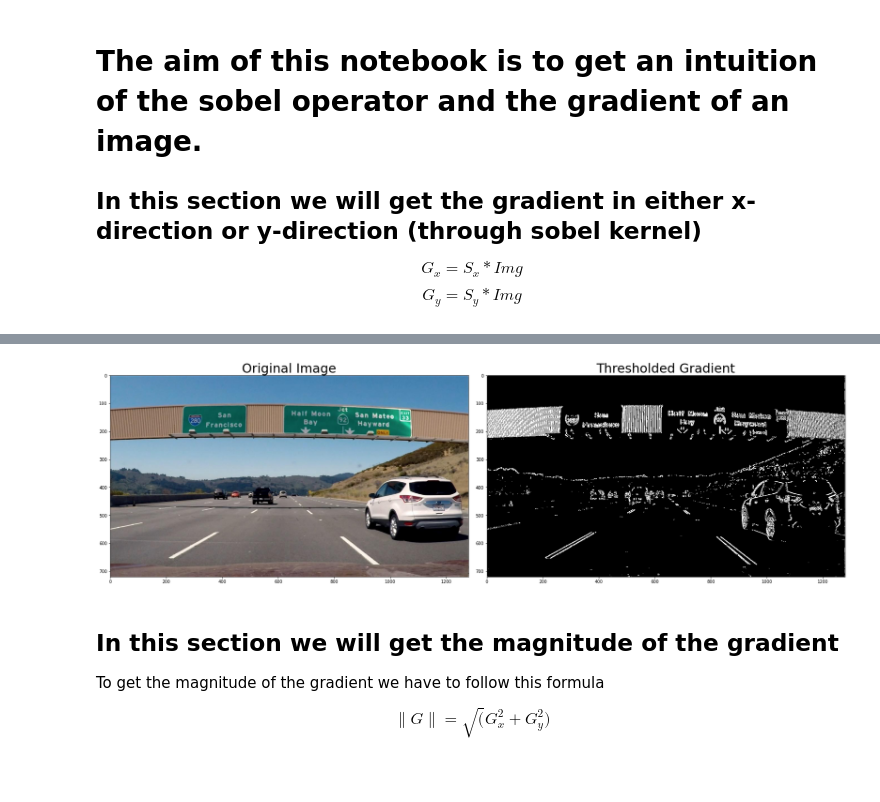
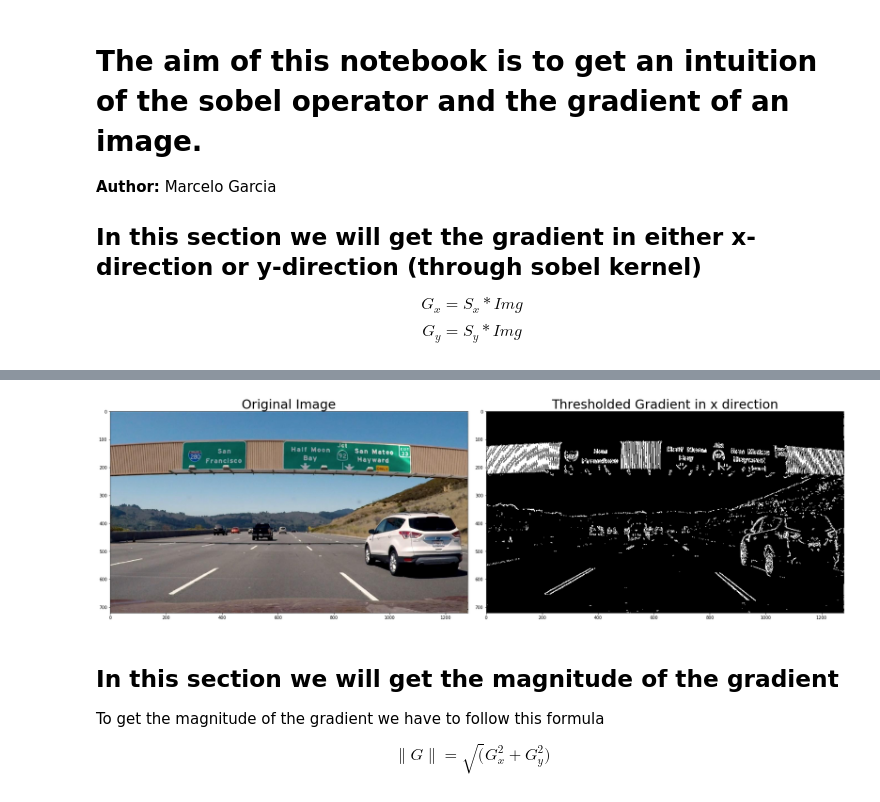
Before and after one commit to CheloGE/CarND-Tinker_with_Sobel_operator, a Jupyter notebook: Sobel Tinkering.ipynb, the cells around one changed output, grey strips where cells are left out. Drawn from its saved outputs; the diff is of its cells as text; code cells hidden in the pictures.

```diff
--- a/Sobel Tinkering.ipynb
+++ b/Sobel Tinkering.ipynb
@@ -1,5 +1,7 @@
 # %% [markdown]
 # The aim of this notebook is to get an intuition of the sobel operator and the gradient of an image.
+
+**Author:** Marcelo Garcia
 
 ## In this section we will get the gradient in either x-direction or y-direction (through sobel kernel)
   $$ G_x = S_x * Img $$
@@ -28,7 +30,7 @@ def abs_sobel_thresh(img, orient='x', kernel_size=3, thresh_min=0, thresh_max=25
     if orient == 'x':
         sobel = cv2.Sobel(gray_img, ddepth=cv2.CV_64F, ksize=kernel_size, dx=1,dy=0)
     elif orient == 'y':
-        sobel = cv2.Sobel(gray_img, ddepth=cv2.CV_64F, dx=0,dy=1)
+        sobel = cv2.Sobel(gray_img, ddepth=cv2.CV_64F, ksize=kernel_size, dx=0,dy=1)
     else:
         return -1
     if gradient:
@@ -55,19 +57,19 @@ In this case CV_64F is passed because we want a double data type. Please refer t
 # %%
 # Read in an image and grayscale it
 image = mpimg.imread('signs_vehicles_xygrad.png')
 
 # Run the function
 grad_binary = abs_sobel_thresh(image, orient='x', thresh_min=20, thresh_max=100)
 # Plot the result
 f, (ax1, ax2) = plt.subplots(1, 2, figsize=(24, 9))
 f.tight_layout()
 ax1.imshow(image)
 ax1.set_title('Original Image', fontsize=30)
 ax2.imshow(grad_binary, cmap='gray')
-ax2.set_title('Thresholded Gradient', fontsize=30)
+ax2.set_title('Thresholded Gradient in x direction', fontsize=30)
 plt.subplots_adjust(left=0., right=1, top=0.9, bottom=0.)
 # %% [output]
-[figure, old version]
+[figure, new version]
 # %% [markdown]
 ## In this section we will get the magnitude of the gradient
 
```
Also changed, not shown: parts of 6 cells of this notebook.
